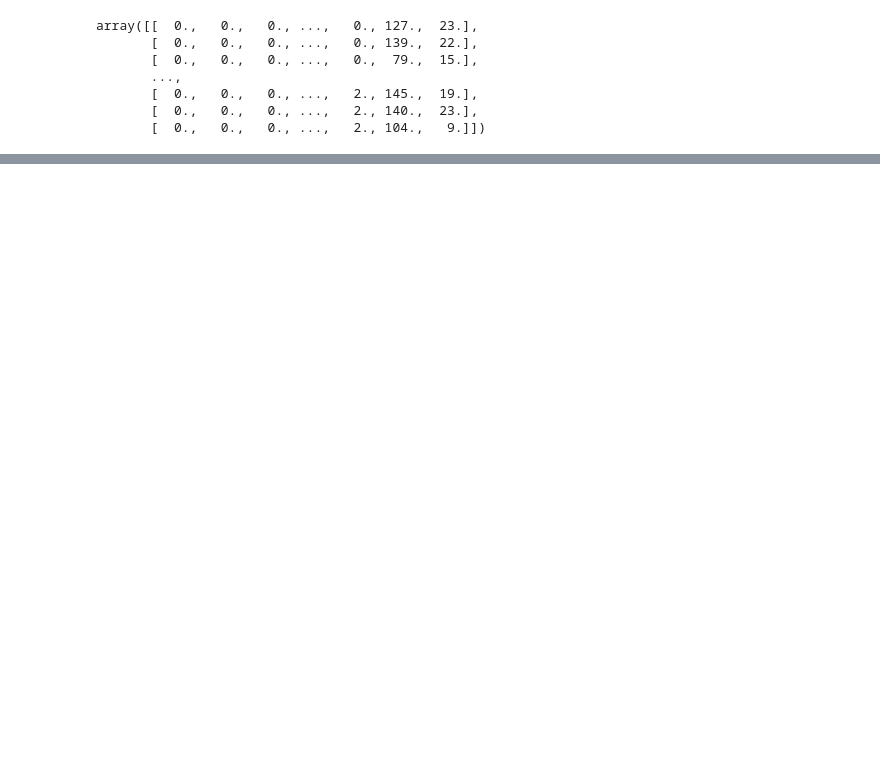
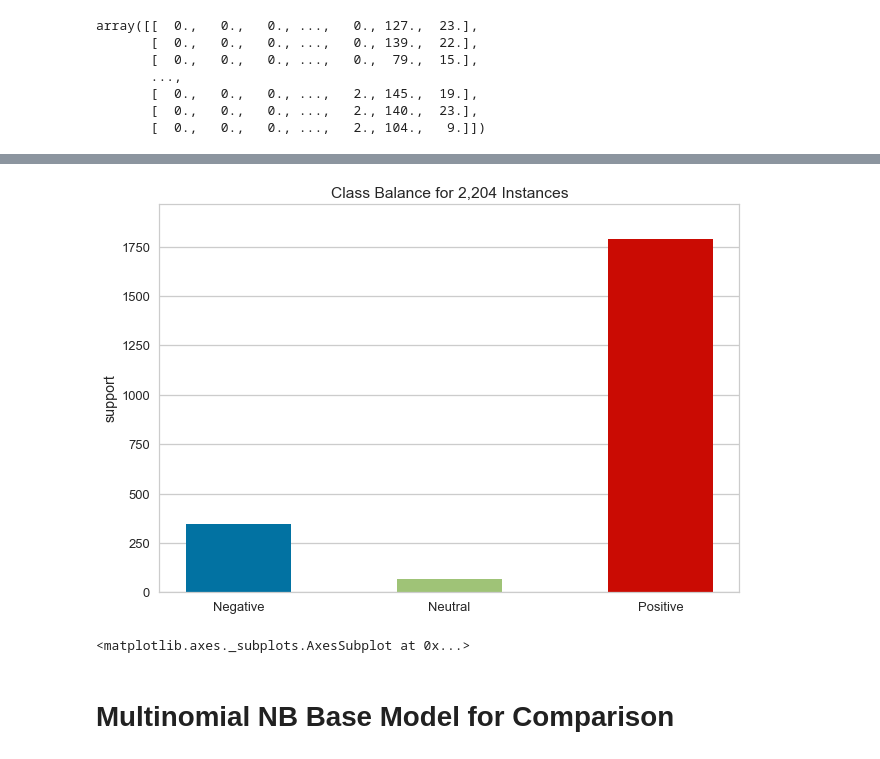
Before and after one commit to MichaelBurak/twitter_apple_sentiment, a Jupyter notebook: twitter_apple_google_sentiment.ipynb, the cells around one changed output, grey strips where cells are left out. Cells and saved outputs as stored; diff of their text form; code cells hidden in the pictures; blank space fills up the shorter version.

```diff
--- a/twitter_apple_google_sentiment.ipynb
+++ b/twitter_apple_google_sentiment.ipynb
@@ -294,0 +480,5 @@ array([[  0.,   0.,   0., ...,   0., 127.,  23.],
+# %%
+df_posneg = clean_df.copy()
+df_posneg = df_posneg[df_posneg.direction !=2]
+
+df_posneg.direction.value_counts(dropna=False)
@@ -294,0 +489,3 @@ array([[  0.,   0.,   0., ...,   0., 127.,  23.],
+# %%
+mapped_pn = mapper.fit_transform(df_posneg)
+mapped_pn
@@ -294,0 +500,3 @@ array([[  0.,   0.,   0., ...,   0., 127.,  23.],
+# %%
+X_posneg = mapped_pn
+y_posneg = df_posneg['sentiment']
@@ -303,0 +513,2 @@ from sklearn import metrics
+# %%
+X_train_posneg, X_test_posneg, y_train_posneg, y_test_posneg = train_test_split(X_posneg, y_posneg, test_size=0.33, random_state=42,stratify=y_posneg)
@@ -304,3 +535,14 @@ from sklearn import metrics
+# %%
+from yellowbrick.target import ClassBalance
+visualizer = ClassBalance(labels=["Negative", "Neutral", "Positive"])
+
+visualizer.fit(y_train_posneg)        # Fit the data to the visualizer
+visualizer.show()
+# %% [output]
+[figure, added]
+<matplotlib.axes._subplots.AxesSubplot at 0x...>
+# %% [markdown]
+# Multinomial NB Base Model for Comparison
 # %%
 model = MultinomialNB()
 model.fit(X_train, y_train)
```
Also changed, not shown: parts of 111 cells of this notebook, 1 other file.
